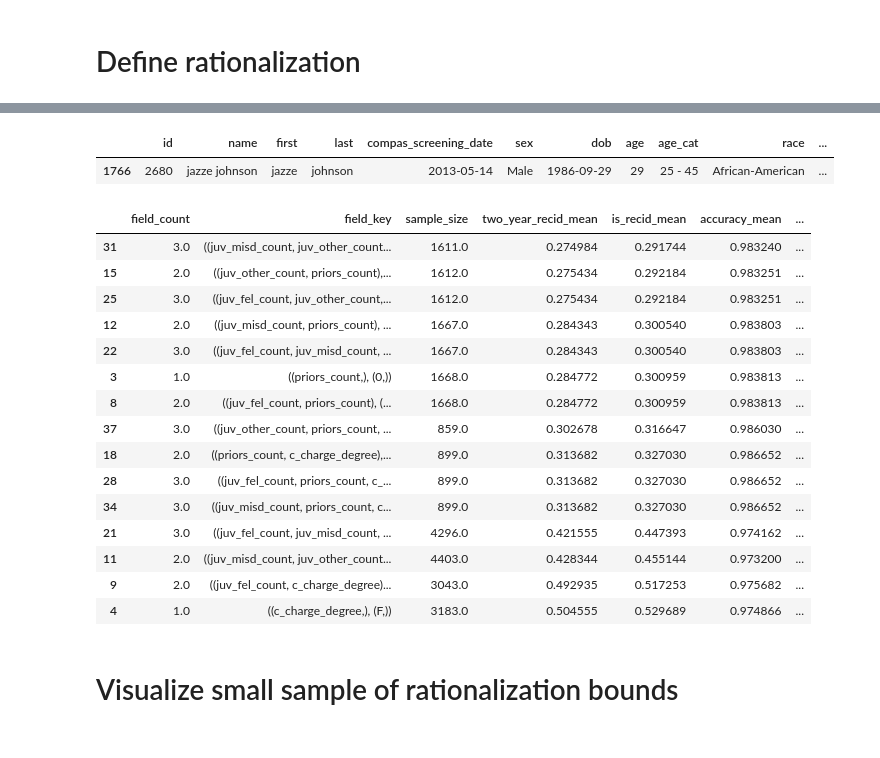
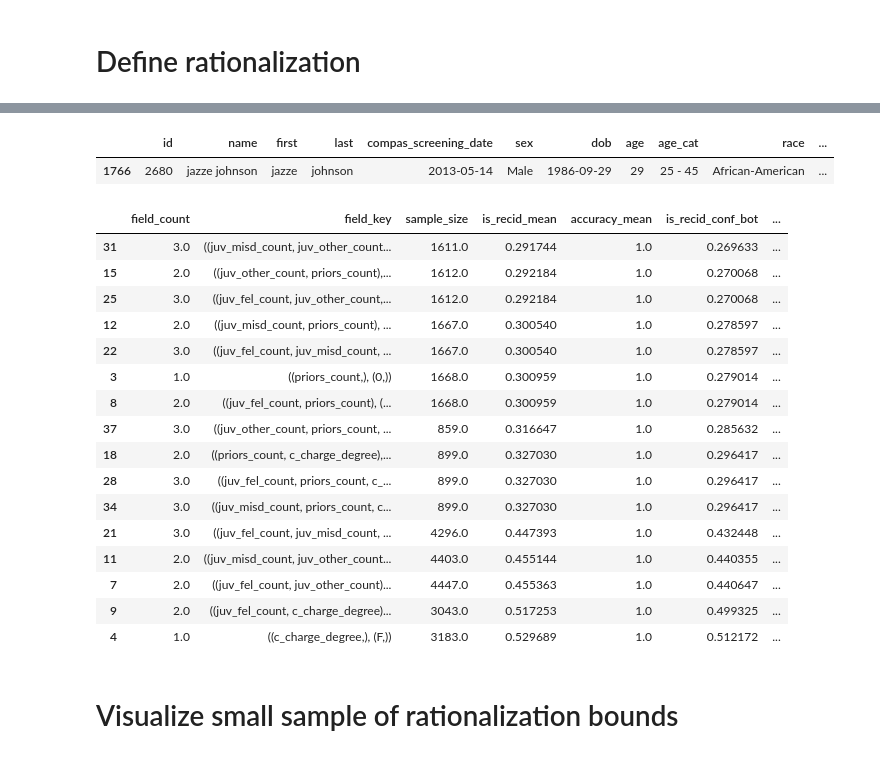
Before and after one commit to cephcyn/malicious_justif, a Jupyter notebook: expl_rat.ipynb, the cells around one changed output, grey strips where cells are left out. Saved outputs shown, nothing was run; the diff lists cells and outputs as text; code cells hidden in the pictures.

```diff
--- a/expl_rat.ipynb
+++ b/expl_rat.ipynb
@@ -89,7 +103,7 @@ if DATASET_USED=='RDCOMPAS' and not exists(rdcompas_data_path):
     filter_data_df = filter_data_df[filter_data_df['score_text'] != 'N/A']
     filter_data_df.shape
     # Create shuffle
-    filter_data_df[justifying_field] = np.random.permutation(filter_data_df[justifying_field].values)
+    filter_data_df[JUSTIFYING_FIELD] = np.random.permutation(filter_data_df[JUSTIFYING_FIELD].values)
     # Backup the contents
     filter_data_df.to_pickle(rdcompas_data_path)
 # %%
@@ -163,46 +180,46 @@ def rationalize(target, data_df, numfields=1):
         if b2<a1 and b1<a1:
             return True
         return False
-    breakdown = data_df[trueresult_field]
-    full_interval = proportion.proportion_confint(sum(breakdown), len(breakdown), alpha=conf_alpha, method='beta')
+    breakdown = data_df[TRUERESULT_FIELD]
+    full_interval = proportion.proportion_confint(sum(breakdown), len(breakdown), alpha=CONF_ALPHA, method='beta')
     result_df = pd.DataFrame()
-    field_groups = [[i] for i in range(len(accessible_fields))]
+    field_groups = [[i] for i in range(len(ACCESSIBLE_FIELDS))]
     for _ in range(numfields-1):
-        field_groups = [[f+[i] for i in range(len(accessible_fields)) if i>f[-1]] for f in field_groups]
+        field_groups = [[f+[i] for i in range(len(ACCESSIBLE_FIELDS)) if i>f[-1]] for f in field_groups]
         field_groups = [e for l in field_groups for e in l]
     for field_ids in field_groups:
-        field_names = [accessible_fields[i] for i in field_ids]
+        field_names = [ACCESSIBLE_FIELDS[i] for i in field_ids]
         subgroup = data_df
         for field in field_names:
             subgroup = subgroup[subgroup[field] == target[field]]
         subgroup_inv = data_df[~data_df.index.isin(subgroup.index)]
-        breakdown = subgroup[trueresult_field]
-        breakdown_inv = subgroup_inv[trueresult_field]
-        preds = subgroup[justifying_field]
-        preds_inv = subgroup_inv[justifying_field]
-        corrects = subgroup[wascorrect_field]
-        corrects_inv = subgroup_inv[wascorrect_field]
+        breakdown = subgroup[TRUERESULT_FIELD]
+        breakdown_inv = subgroup_inv[TRUERESULT_FIELD]
+        preds = subgroup[JUSTIFYING_FIELD]
+        preds_inv = subgroup_inv[JUSTIFYING_FIELD]
+        corrects = subgroup[WASCORRECT_FIELD]
+        corrects_inv = subgroup_inv[WASCORRECT_FIELD]
         if len(breakdown)>0:
-            conf_interval = proportion.proportion_confint(sum(breakdown), len(breakdown), alpha=conf_alpha, method='beta')
-            invg_interval = proportion.proportion_confint(sum(breakdown_inv), len(breakdown_inv), alpha=conf_alpha, method='beta')
+            conf_interval = proportion.proportion_confint(sum(breakdown), len(breakdown), alpha=CONF_ALPHA, method='beta')
+            invg_interval = proportion.proportion_confint(sum(breakdown_inv), len(breakdown_inv), alpha=CONF_ALPHA, method='beta')
             result_df = result_df.append({
                 'field_count': len(field_names),
                 'field_key': (tuple(field_names), tuple([target[fn] for fn in field_names])),
                 'sample_size': len(breakdown),
-                f'{trueresult_field}_mean': sum(breakdown) / len(breakdown),
-                f'{justifying_field}_mean': sum(preds) / len(preds),
+                f'{TRUERESULT_FIELD}_mean': sum(breakdown) / len(breakdown),
+                f'{JUSTIFYING_FIELD}_mean': sum(preds) / len(preds),
                 f'accuracy_mean': sum(corrects) / len(corrects),
                 # Confidence interval: in 95% of cases, the true underlying fraction of recidivism will fall within this interval
                 # https://en.wikipedia.org/wiki/Binomial_proportion_confidence_interval#Clopper%E2%80%93Pearson_interval
                 # https://www.statsmodels.org/devel/generated/statsmodels.stats.proportion.proportion_confint.html
-                f'{trueresult_field}_conf_bot': conf_interval[0],
-                f'{trueresult_field}_conf_top': conf_interval[1],
+                f'{TRUERESULT_FIELD}_conf_bot': conf_interval[0],
+                f'{TRUERESULT_FIELD}_conf_top': conf_interval[1],
                 # Statistical significance
                 'significant_baseline': 1 if noIntervalOverlap(conf_interval[0], conf_interval[1], full_interval[0], full_interval[1]) else 0,
                 # Okay, now... all of this again for the inverse group
                 # Results for the inverse group
-                f'{trueresult_field}_inv_mean': sum(breakdown_inv) / len(breakdown_inv),
-                f'{justifying_field}_inv_mean': sum(preds_inv) / len(preds_inv),
+                f'{TRUERESULT_FIELD}_inv_mean': sum(breakdown_inv) / len(breakdown_inv),
+                f'{JUSTIFYING_FIELD}_inv_mean': sum(preds_inv) / len(preds_inv),
                 f'accuracy_inv_mean': sum(corrects_inv) / len(corrects_inv),
                 'significant_invgroup': 1 if noIntervalOverlap(conf_interval[0], conf_interval[1], invg_interval[0], invg_interval[1]) else 0,
             }, ignore_index=True)
@@ -226,36 +243,37 @@ true recidivism (testing) range: (0.4189846057985733, 0.4751955907516002)
 # %%
 # Mini-example of selecting someone to justify both-sides of
 target = filter_data_df[filter_data_df['id'] == 2680].iloc[0] # filter_data_df.sample(n=1).iloc[0]
 filter_data_df[filter_data_df['id'] == target['id']]
 
 rationalize_df = pd.DataFrame()
 for numfields in [1,2,3]:
     rationalize_df = rationalize_df.append(
         rationalize(target, filter_data_df_src, numfields=numfields),
         ignore_index=True
     )
 
-# rationalize_df.sort_values(['significant_baseline', f'{trueresult_field}_mean'])
-rationalize_df[rationalize_df['significant_baseline'] == 1].sort_values(f'{trueresult_field}_mean')
+# rationalize_df.sort_values(['significant_baseline', f'{TRUERESULT_FIELD}_mean'])
+rationalize_df[rationalize_df['significant_baseline'] == 1].sort_values(f'{TRUERESULT_FIELD}_mean')
 # %% [output]
 |  | id | name | first | last | compas_screening_date | sex | dob | age | age_cat | race | ... |
 | 1766 | 2680 | jazze johnson | jazze | johnson | 2013-05-14 | Male | 1986-09-29 | 29 | 25 - 45 | African-American | ... |
-|  | field_count | field_key | sample_size | two_year_recid_mean | is_recid_mean | accuracy_mean | ... |
-| 31 | 3.0 | ((juv_misd_count, juv_other_count... | 1611.0 | 0.274984 | 0.291744 | 0.983240 | ... |
-| 15 | 2.0 | ((juv_other_count, priors_count),... | 1612.0 | 0.275434 | 0.292184 | 0.983251 | ... |
-| 25 | 3.0 | ((juv_fel_count, juv_other_count,... | 1612.0 | 0.275434 | 0.292184 | 0.983251 | ... |
-| 12 | 2.0 | ((juv_misd_count, priors_count), ... | 1667.0 | 0.284343 | 0.300540 | 0.983803 | ... |
-| 22 | 3.0 | ((juv_fel_count, juv_misd_count, ... | 1667.0 | 0.284343 | 0.300540 | 0.983803 | ... |
-| 3 | 1.0 | ((priors_count,), (0,)) | 1668.0 | 0.284772 | 0.300959 | 0.983813 | ... |
-| 8 | 2.0 | ((juv_fel_count, priors_count), (... | 1668.0 | 0.284772 | 0.300959 | 0.983813 | ... |
-| 37 | 3.0 | ((juv_other_count, priors_count, ... | 859.0 | 0.302678 | 0.316647 | 0.986030 | ... |
-| 18 | 2.0 | ((priors_count, c_charge_degree),... | 899.0 | 0.313682 | 0.327030 | 0.986652 | ... |
-| 28 | 3.0 | ((juv_fel_count, priors_count, c_... | 899.0 | 0.313682 | 0.327030 | 0.986652 | ... |
-| 34 | 3.0 | ((juv_misd_count, priors_count, c... | 899.0 | 0.313682 | 0.327030 | 0.986652 | ... |
-| 21 | 3.0 | ((juv_fel_count, juv_misd_count, ... | 4296.0 | 0.421555 | 0.447393 | 0.974162 | ... |
-| 11 | 2.0 | ((juv_misd_count, juv_other_count... | 4403.0 | 0.428344 | 0.455144 | 0.973200 | ... |
-| 9 | 2.0 | ((juv_fel_count, c_charge_degree)... | 3043.0 | 0.492935 | 0.517253 | 0.975682 | ... |
-| 4 | 1.0 | ((c_charge_degree,), (F,)) | 3183.0 | 0.504555 | 0.529689 | 0.974866 | ... |
+|  | field_count | field_key | sample_size | is_recid_mean | accuracy_mean | is_recid_conf_bot | ... |
+| 31 | 3.0 | ((juv_misd_count, juv_other_count... | 1611.0 | 0.291744 | 1.0 | 0.269633 | ... |
+| 15 | 2.0 | ((juv_other_count, priors_count),... | 1612.0 | 0.292184 | 1.0 | 0.270068 | ... |
+| 25 | 3.0 | ((juv_fel_count, juv_other_count,... | 1612.0 | 0.292184 | 1.0 | 0.270068 | ... |
+| 12 | 2.0 | ((juv_misd_count, priors_count), ... | 1667.0 | 0.300540 | 1.0 | 0.278597 | ... |
+| 22 | 3.0 | ((juv_fel_count, juv_misd_count, ... | 1667.0 | 0.300540 | 1.0 | 0.278597 | ... |
+| 3 | 1.0 | ((priors_count,), (0,)) | 1668.0 | 0.300959 | 1.0 | 0.279014 | ... |
+| 8 | 2.0 | ((juv_fel_count, priors_count), (... | 1668.0 | 0.300959 | 1.0 | 0.279014 | ... |
+| 37 | 3.0 | ((juv_other_count, priors_count, ... | 859.0 | 0.316647 | 1.0 | 0.285632 | ... |
+| 18 | 2.0 | ((priors_count, c_charge_degree),... | 899.0 | 0.327030 | 1.0 | 0.296417 | ... |
+| 28 | 3.0 | ((juv_fel_count, priors_count, c_... | 899.0 | 0.327030 | 1.0 | 0.296417 | ... |
+| 34 | 3.0 | ((juv_misd_count, priors_count, c... | 899.0 | 0.327030 | 1.0 | 0.296417 | ... |
+| 21 | 3.0 | ((juv_fel_count, juv_misd_count, ... | 4296.0 | 0.447393 | 1.0 | 0.432448 | ... |
+| 11 | 2.0 | ((juv_misd_count, juv_other_count... | 4403.0 | 0.455144 | 1.0 | 0.440355 | ... |
+| 7 | 2.0 | ((juv_fel_count, juv_other_count)... | 4447.0 | 0.455363 | 1.0 | 0.440647 | ... |
+| 9 | 2.0 | ((juv_fel_count, c_charge_degree)... | 3043.0 | 0.517253 | 1.0 | 0.499325 | ... |
+| 4 | 1.0 | ((c_charge_degree,), (F,)) | 3183.0 | 0.529689 | 1.0 | 0.512172 | ... |
 # %% [markdown]
 # Visualize small sample of rationalization bounds
 # %%
```
Also changed, not shown: parts of 31 cells of this notebook.
